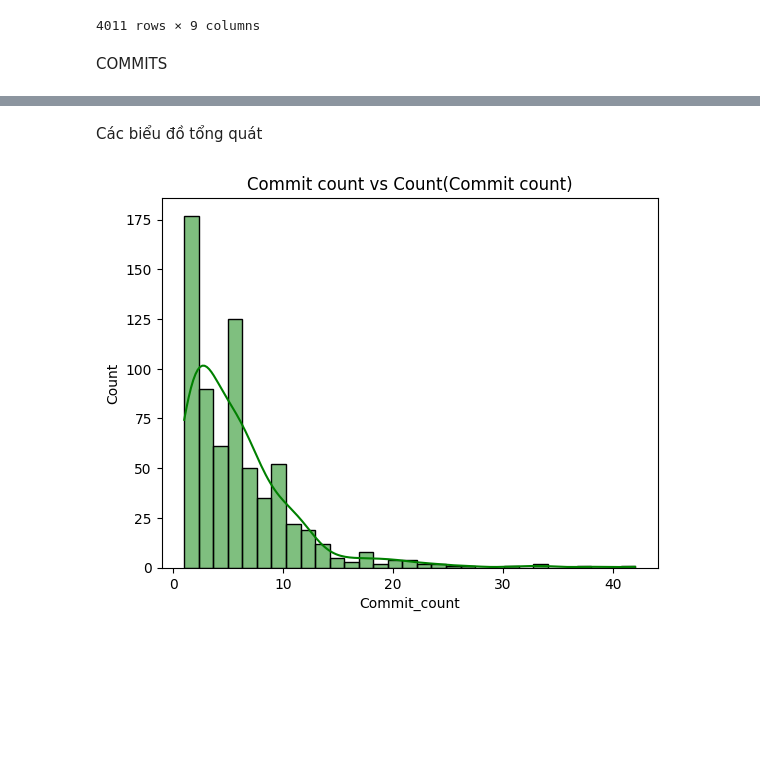
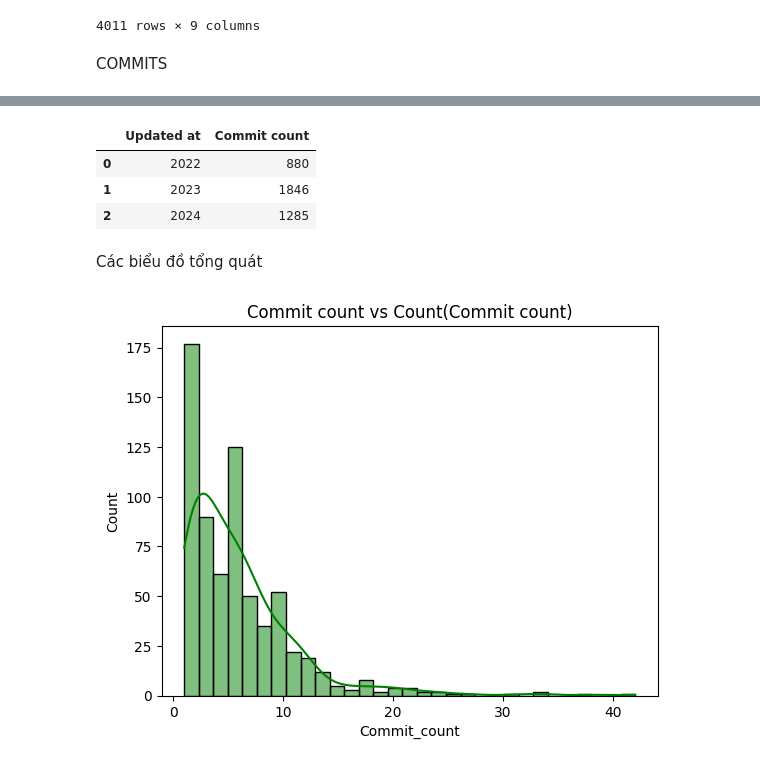
Before and after one commit to bokuwakira1411/PythonDataAnalysis, a Jupyter notebook: dataAnalyst.ipynb, the cells around one changed output, grey strips where cells are left out. Saved outputs shown, nothing was run; the diff lists cells and outputs as text; code cells hidden in the pictures; blank space fills up the shorter version.

```diff
--- a/dataAnalyst.ipynb
+++ b/dataAnalyst.ipynb
@@ -101,3 +109,12 @@ commit_counts
+# %%
+commit_counts_by_years = df.groupby(df['Updated at'].dt.year).size()
+commit_counts_by_years = commit_counts_by_years.reset_index(name = 'Commit count')
+commit_counts_by_years
+# %% [output]
+|  | Updated at | Commit count |
+| 0 | 2022 | 880 |
+| 1 | 2023 | 1846 |
+| 2 | 2024 | 1285 |
 # %% [markdown]
 Các biểu đồ tổng quát
 # %%
```
Also changed, not shown: parts of 15 cells of this notebook, 2 other files.
